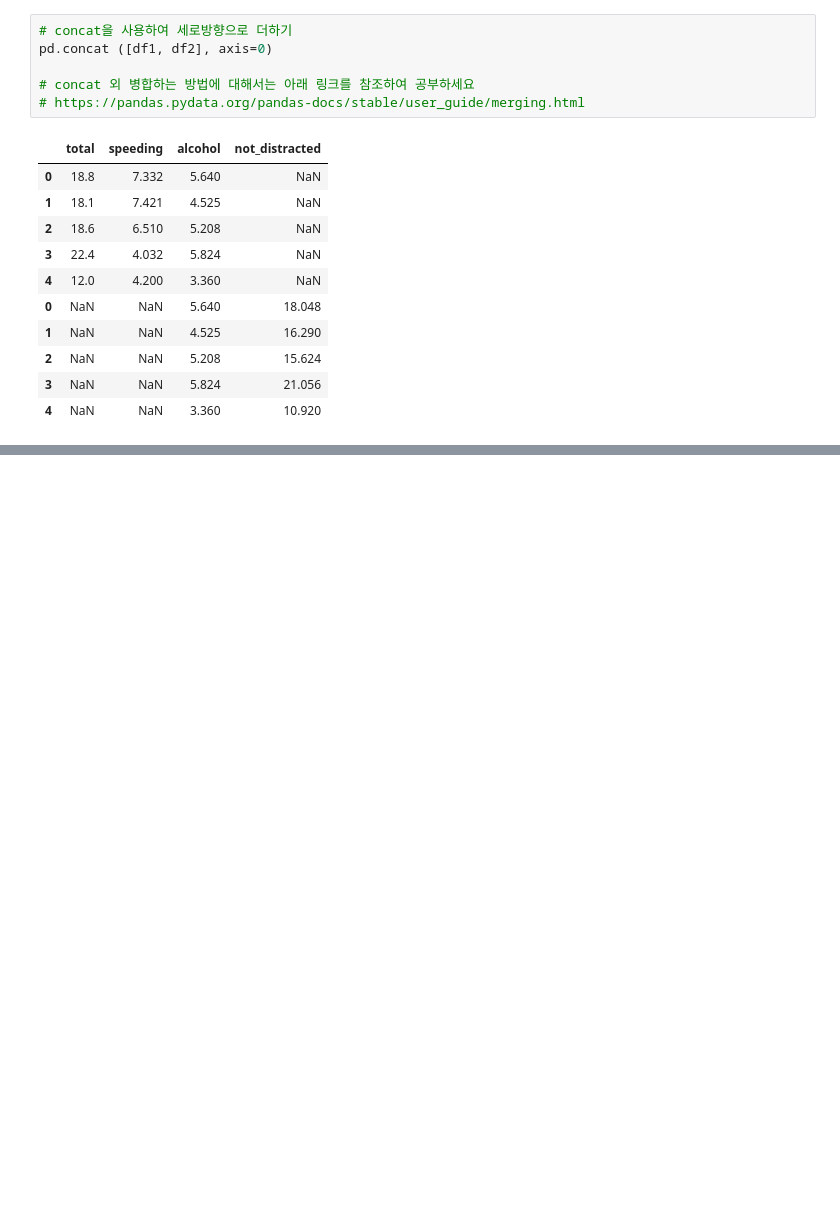
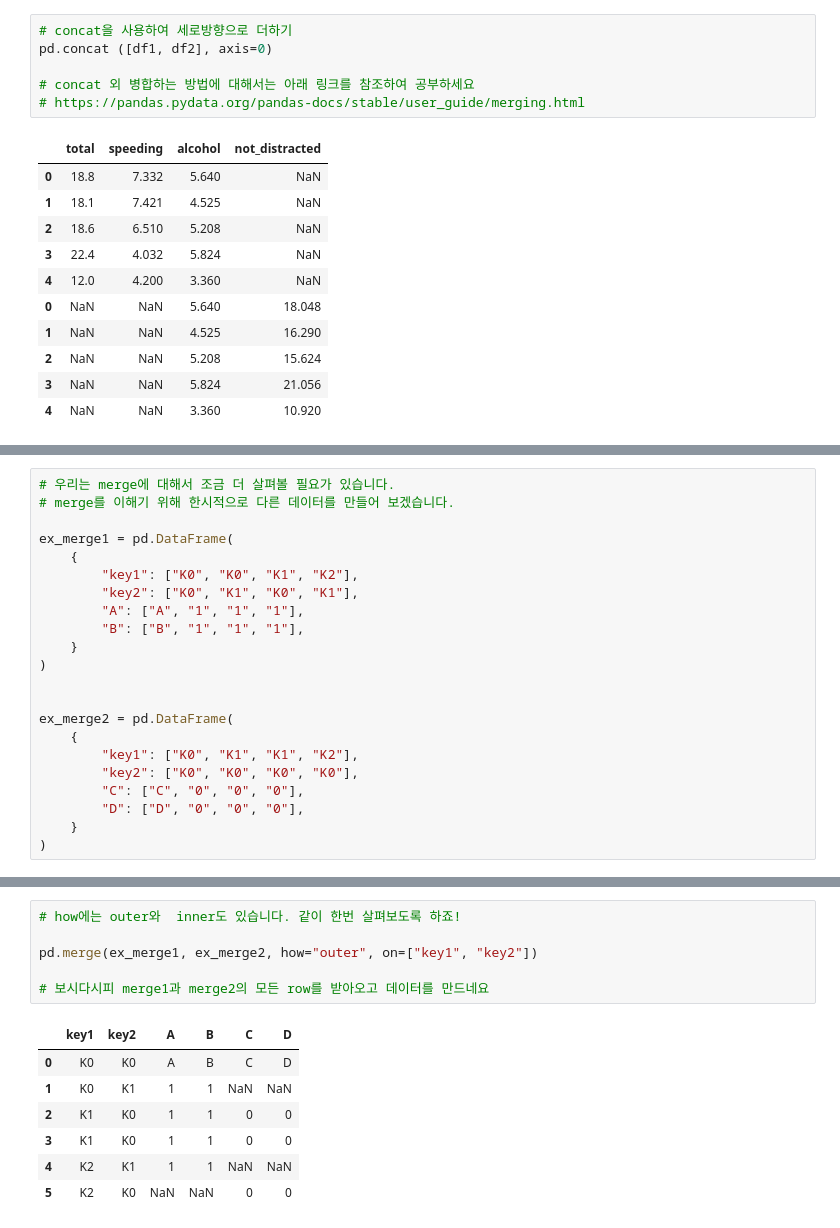
Before and after one commit to daje0601/CookBook-Python, a Jupyter notebook: pandas_2.ipynb, the cells around one changed output, grey strips where cells are left out. Cells and saved outputs as stored; diff of their text form; blank space fills up the shorter version.

```diff
--- a/pandas_2.ipynb
+++ b/pandas_2.ipynb
@@ -164,0 +169,22 @@ pd.merge(df1, df3, on="speeding", how="inner")
+# %%
+# 우리는 merge에 대해서 조금 더 살펴볼 필요가 있습니다.
+# merge를 이해기 위해 한시적으로 다른 데이터를 만들어 보겠습니다.
+
+ex_merge1 = pd.DataFrame(
+    {
+        "key1": ["K0", "K0", "K1", "K2"],
+        "key2": ["K0", "K1", "K0", "K1"],
+        "A": ["A", "1", "1", "1"],
+        "B": ["B", "1", "1", "1"],
+    }
+)
+
+
+ex_merge2 = pd.DataFrame(
+    {
+        "key1": ["K0", "K1", "K1", "K2"],
+        "key2": ["K0", "K0", "K0", "K0"],
+        "C": ["C", "0", "0", "0"],
+        "D": ["D", "0", "0", "0"],
+    }
+)
@@ -164,0 +253,14 @@ pd.merge(df1, df3, on="speeding", how="inner")
+# %%
+# how에는 outer와  inner도 있습니다. 같이 한번 살펴보도록 하죠!
+
+pd.merge(ex_merge1, ex_merge2, how="outer", on=["key1", "key2"])
+
+# 보시다시피 merge1과 merge2의 모든 row를 받아오고 데이터를 만드네요
+# %% [output]
+|  | key1 | key2 | A | B | C | D |
+| 0 | K0 | K0 | A | B | C | D |
+| 1 | K0 | K1 | 1 | 1 | NaN | NaN |
+| 2 | K1 | K0 | 1 | 1 | 0 | 0 |
+| 3 | K1 | K0 | 1 | 1 | 0 | 0 |
+| 4 | K2 | K1 | 1 | 1 | NaN | NaN |
+| 5 | K2 | K0 | NaN | NaN | 0 | 0 |
```
Also changed, not shown: parts of 17 cells of this notebook.
